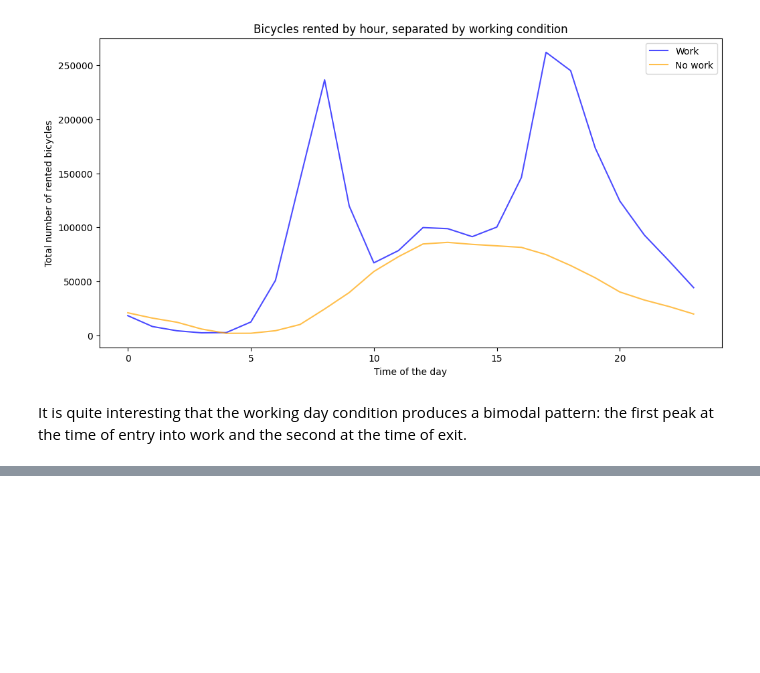
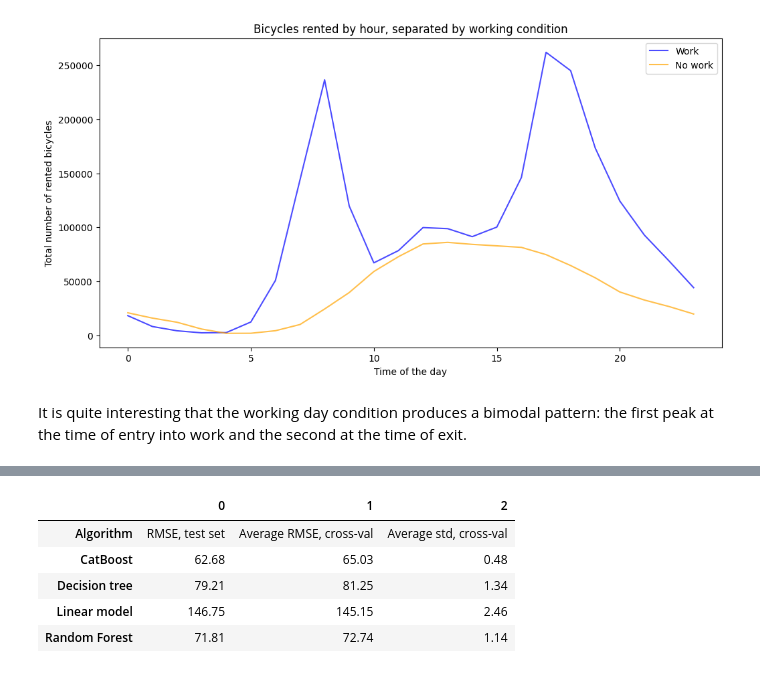
Before and after one commit to jospablo777/ml_model_api, a Jupyter notebook: notebooks/eda_and_toy_model.ipynb, the cells around one changed output, grey strips where cells are left out. Saved outputs shown, nothing was run; the diff lists cells and outputs as text; code cells hidden in the pictures; blank space fills up the shorter version.

```diff
--- a/notebooks/eda_and_toy_model.ipynb
+++ b/notebooks/eda_and_toy_model.ipynb
@@ -282,0 +448,23 @@ It is quite interesting that the working day condition produces a bimodal patter
+# %%
+# Instantiate our linear regression
+linear_model = LinearRegression()
+
+# Train
+linear_model.fit(X_train_dummy, y_train_dummy)
+
+# Predict
+y_pred_dummy = linear_model.predict(X_test_dummy)
+
+# Eval
+lm_rmse = root_mean_squared_error(y_test_dummy, y_pred_dummy)
+print(f"Linear Regression RMSE: {lm_rmse}")
+
+
+# Cross-validation eval
+# 5-fold cross-val
+lm_cv_scores = cross_val_score(linear_model, X_train_dummy, y_train_dummy, cv=5, scoring=rmse_scorer)
+# Calculate the mean and standard deviation of the RMSE scores
+lm_rmse_mean = np.mean(lm_cv_scores)
+lm_rmse_std = np.std(lm_cv_scores)
+# Print the results
+print(f"Cross-validation, RMSE: {lm_rmse_mean:.2f} ± {lm_rmse_std:.2f}")
@@ -282,0 +516,26 @@ It is quite interesting that the working day condition produces a bimodal patter
+# %%
+metric_names = ['RMSE, test set',
+                'Average RMSE, cross-val',
+                'Average std, cross-val']
+cb_metrics   = [catboost_rmse, catboost_rmse_mean, catboost_rmse_std]
+tree_metrics = [tree_rmse, tree_rmse_mean, tree_rmse_std]
+lm_metrics   = [lm_rmse, lm_rmse_mean, lm_rmse_std]
+rf_metrics   = [rf_rmse, rf_rmse_mean, rf_rmse_std]
+
+# Put the results together
+metrics_df = pd.DataFrame({
+    'Algorithm':metric_names,
+    'CatBoost': cb_metrics,
+    'Decision tree': tree_metrics,
+    'Linear model': lm_metrics,
+    'Random Forest': rf_metrics
+})
+
+metrics_df.round(2).T # Transposed for better readability
+# %% [output]
+|  | 0 | 1 | 2 |
+| Algorithm | RMSE, test set | Average RMSE, cross-val | Average std, cross-val |
+| CatBoost | 62.68 | 65.03 | 0.48 |
+| Decision tree | 79.21 | 81.25 | 1.34 |
+| Linear model | 146.75 | 145.15 | 2.46 |
+| Random Forest | 71.81 | 72.74 | 1.14 |
```
Also changed, not shown: parts of 24 cells of this notebook.
